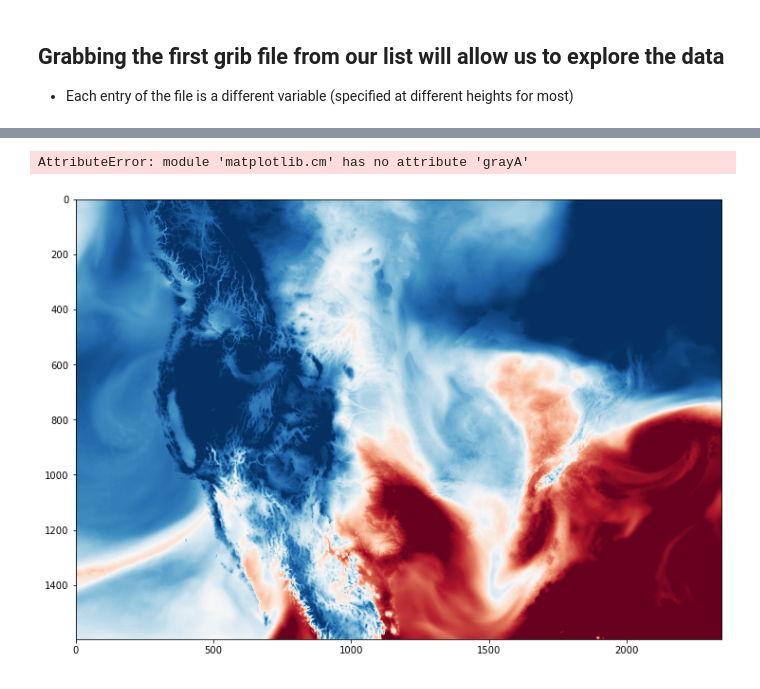
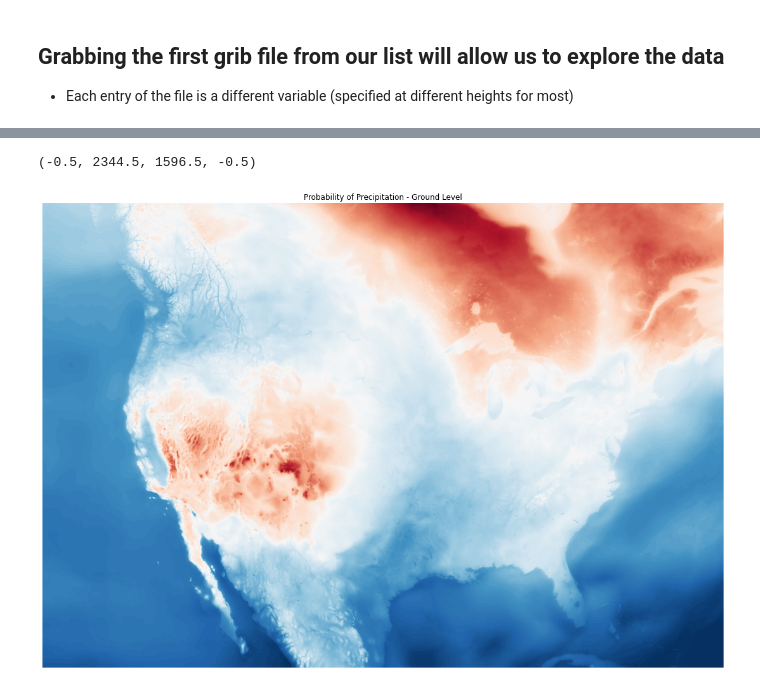
Before and after one commit to the-rich-piana/NCAR_3035, a Jupyter notebook: POP.ipynb, the cells around one changed output, grey strips where cells are left out. Drawn from its saved outputs; the diff is of its cells as text; code cells hidden in the pictures.

```diff
--- a/POP.ipynb
+++ b/POP.ipynb
@@ -72,12 +40,13 @@ list(grb)
 # %%
 # play with cape values - second in the list of variables
 
-precip_grib = grb[18]
-print(precip_grib)
-precip,lat,lon = precip_grib.data() # -> gets all the plot data in one call
+thunder_grib = grb[27]
+thunder,thunlat,thunlon = thunder_grib.data() # -> gets all the plot data in one call
 #lat,lon = cape_grib.latlons() #-> just different way of accessing lat/lon; same outcome
-precip.shape,lat.shape,lon.shape
+
+precip_grib = grb[21]
+precip,lat,lon = precip_grib.data()
 
 print(numpy.amax(precip))
-precip_grib.parameterName #shows name
+print(numpy.amin(precip))
 # %% [output]
@@ -177,16 +81,19 @@ plt.show()
 # %%
 #https://github.com/koldunovn/FESOM_SST_shaded_by_U/blob/main/FESOM_SST_shaded_by_U.ipynb
+
 fig, ax = plt.subplots(
             1,
             1,
             constrained_layout=True,
-            figsize=(10,10),
+            figsize=(15,15),
+
         )
 
 
-ax.imshow(numpy.flipud(precip), cmap=cm.RdBu_r,  vmin=10, vmax=1000)
-ax.imshow(numpy.flipud(precip), alpha=0.9, cmap=cm.grayA, vmin=100, vmax=400)
-ax.axis('off');
+ax.imshow(numpy.flipud(precip), cmap=cm.RdBu,  vmin=245, vmax=295)
+ax.imshow(numpy.flipud(precip), alpha=0.0, cmap=cm.gray, vmin=-3, vmax=10)
+ax.set_title('Probability of Precipitation - Ground Level')
+ax.axis('off')
 # %% [output]
-AttributeError: module 'matplotlib.cm' has no attribute 'grayA'
+(-0.5, 2344.5, 1596.5, -0.5)
-[figure, old version]
+[figure, new version]
```
Also changed, not shown: parts of 13 cells of this notebook, 1 other file.
